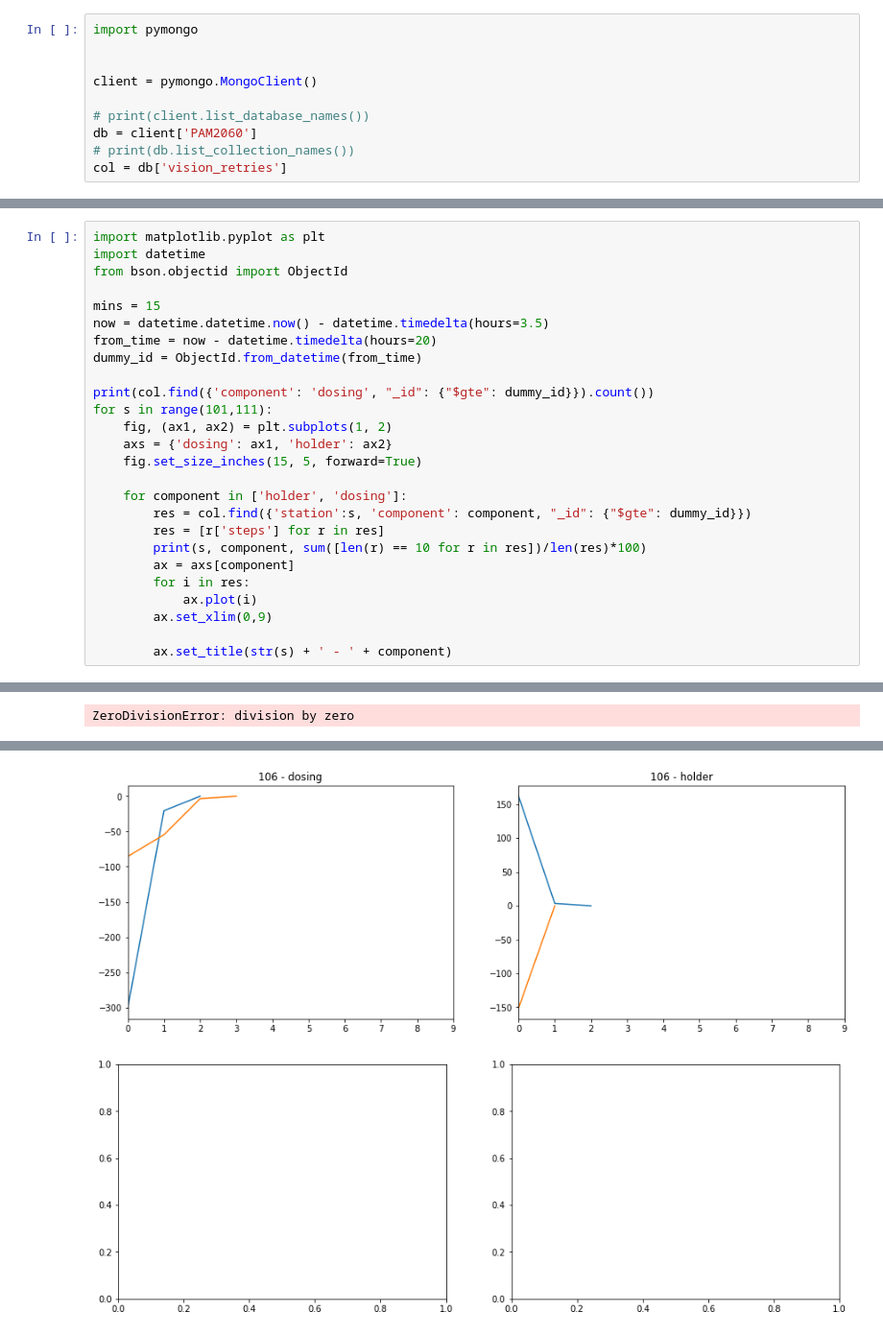
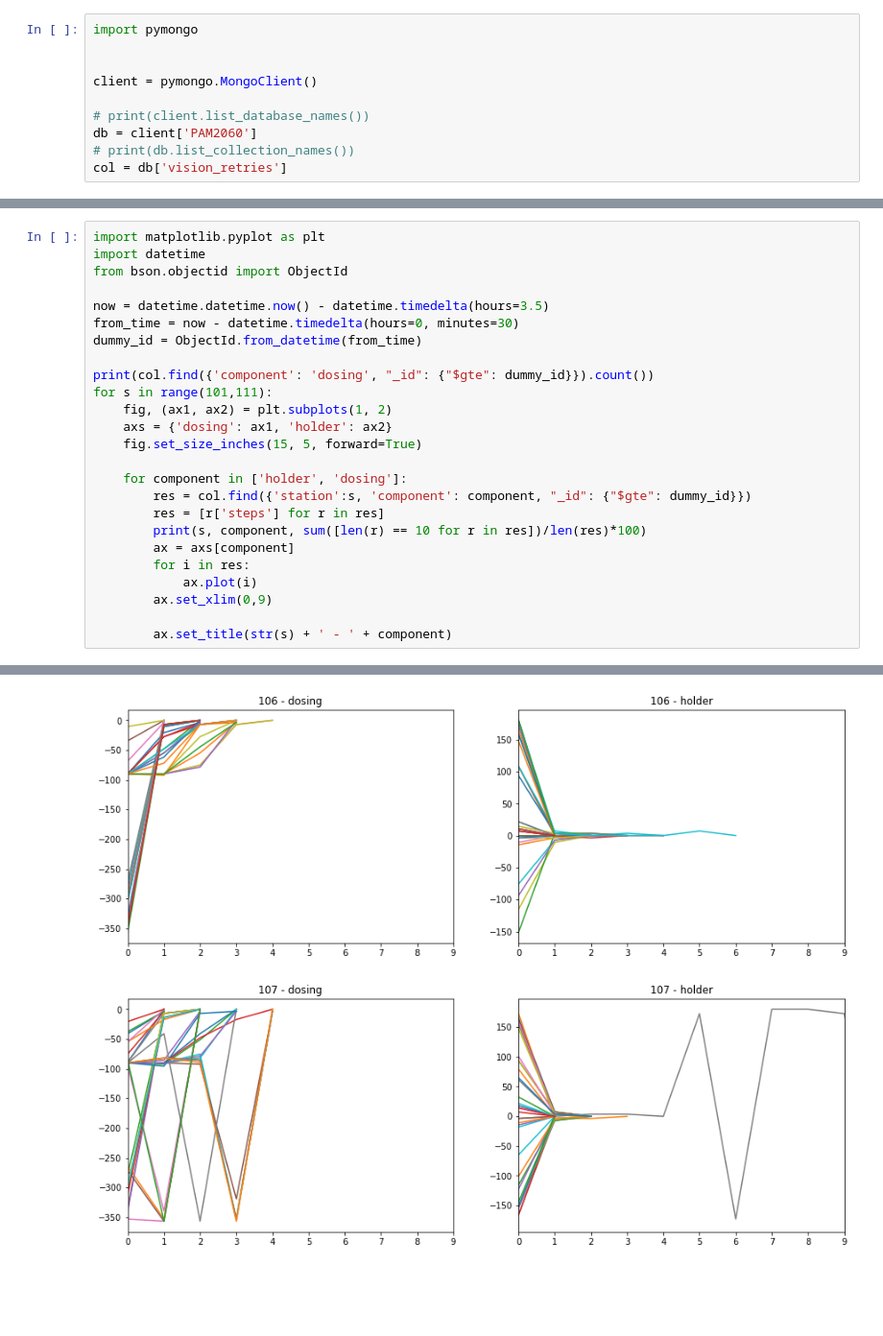
Before and after one commit to hamedty/pm, a Jupyter notebook: server/Vision Tries Analysis.ipynb, the cells around one changed output, grey strips where cells are left out. Shown at 96% size. Drawn from its saved outputs; the diff is of its cells as text; blank space fills up the shorter version.

```diff
--- a/server/Vision Tries Analysis.ipynb
+++ b/server/Vision Tries Analysis.ipynb
@@ -32,9 +32,8 @@ import matplotlib.pyplot as plt
 import datetime
 from bson.objectid import ObjectId
 
-mins = 15
 now = datetime.datetime.now() - datetime.timedelta(hours=3.5)
-from_time = now - datetime.timedelta(hours=20)
+from_time = now - datetime.timedelta(hours=0, minutes=30)
 dummy_id = ObjectId.from_datetime(from_time)
 
 print(col.find({'component': 'dosing', "_id": {"$gte": dummy_id}}).count())
@@ -70 +72,0 @@ for s in range(101,111):
-ZeroDivisionError: division by zero
@@ -76,2 +78,2 @@ ZeroDivisionError: division by zero
-[figure, old version]
+[figure, new version]
-[figure, old version]
+[figure, new version]
```
Also changed, not shown: parts of 1 cell of this notebook, 13 other files.
